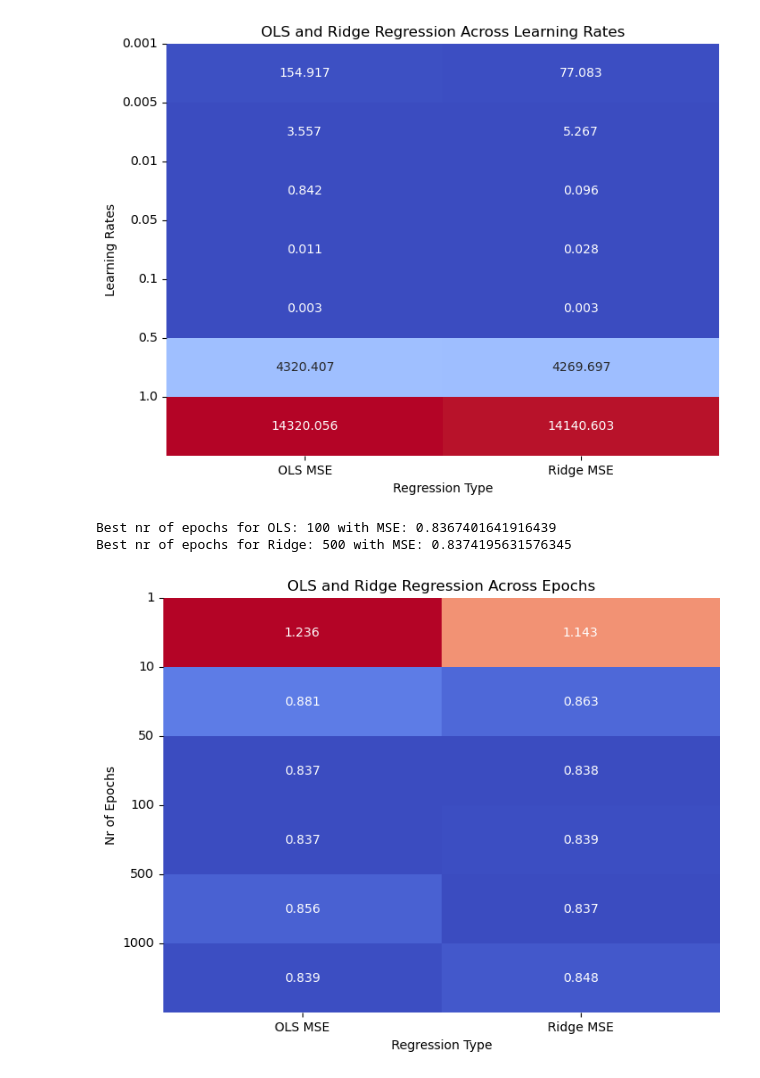
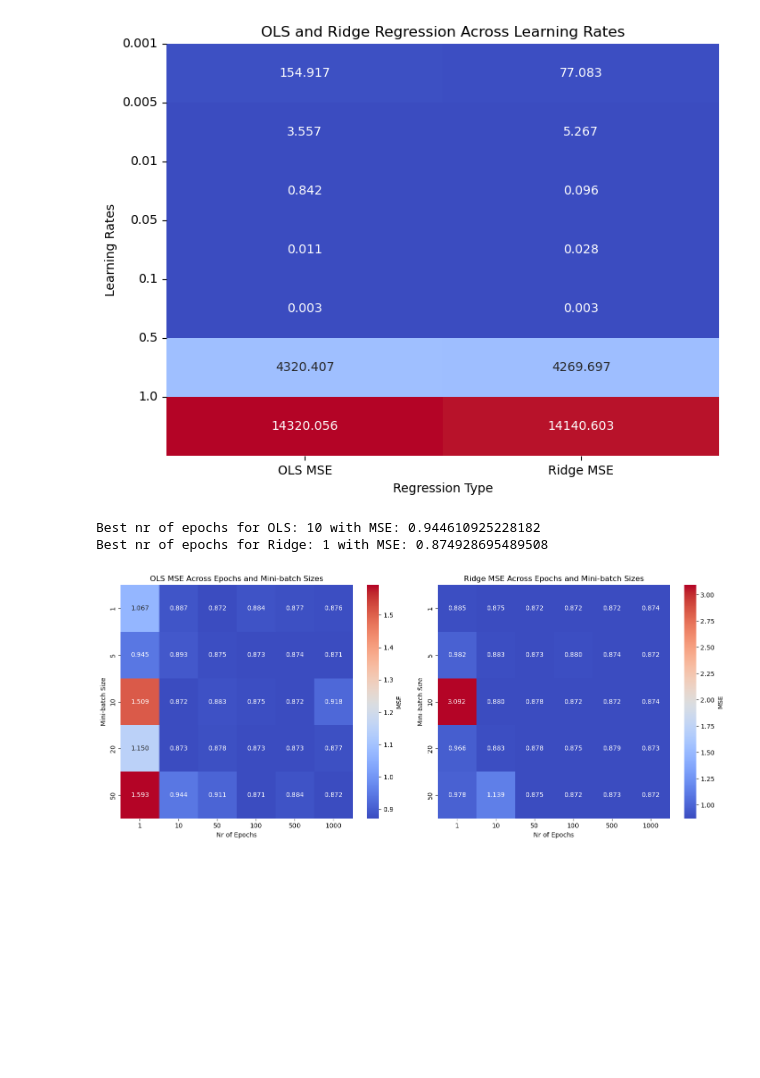
Before and after one commit to hellegje/fys-stk4155, a Jupyter notebook: Project2/Project2.ipynb, the cells around one changed output. Drawn from its saved outputs; the diff is of its cells as text; code cells hidden in the pictures; blank space fills up the shorter version.

Commit message:
heatmaps for epoch and batch size variations

```diff
--- a/Project2/Project2.ipynb
+++ b/Project2/Project2.ipynb
@@ -400,51 +400,71 @@ n = 100
 x = 2*np.random.rand(n,1)
 y = 4+3*x+5*x*x + np.random.randn(n, 1)
 
 M = 5 #size of each minibatch
 n_epochs = 10
 
-N_iterations = 30
+N_iterations = 100
 
-linear_regression = LinearRegression(x, y)
+#linear_regression = LinearRegression(x, y)
 
 #Test for different nr epochs
 epochs = np.array([1, 10, 50, 100, 500, 1000])
 #.. and batch size
 batch_sizes = np.array([1, 5, 10, 20, 50])
-mse_data = np.zeros((len(batch_sizes), len(epochs), 2))  # Rows for epochs, columns for OLS and Ridge
+mse_data_ols = np.zeros((len(batch_sizes), len(epochs)))  # Arrays for epochs and batch sizes
+mse_data_ridge = np.zeros((len(batch_sizes), len(epochs)))  # Arrays for epochs and batch sizes
 for j, M in enumerate(batch_sizes):
     for i, n_epochs in enumerate(epochs):
         beta_ols, scores_ols = linear_regression.SGD_OLS(n, M, n_epochs)
-        mse_data[i, 0] = min(scores_ols)
+        mse_data_ols[j, i] = min(scores_ols)
 
         beta_ridge, scores_ridge = linear_regression.SGD_Ridge(n, M, n_epochs, lmbda=0.01)
-        mse_data[i, 1] = min(scores_ridge)
+        mse_data_ridge[j, i] = min(scores_ridge)
 
 # Find the minimum MSE and corresponding index
-ols_min_mse, ols_best_nEpochs = Get_best_mse_and_eta(mse_data[:, 0], epochs)
-ridge_min_mse, ridge_best_nEpochs = Get_best_mse_and_eta(mse_data[:, 1], epochs)
+ols_min_mse, ols_best_nEpochs = Get_best_mse_and_eta(mse_data_ols[:, 0], epochs)
+ridge_min_mse, ridge_best_nEpochs = Get_best_mse_and_eta(mse_data_ridge[:, 1], epochs)
 
 # Print results
 print(f"Best nr of epochs for OLS: {ols_best_nEpochs} with MSE: {ols_min_mse}")
 print(f"Best nr of epochs for Ridge: {ridge_best_nEpochs} with MSE: {ridge_min_mse}")
 
 
 # Create a DataFrame for heatmap plotting
-mse_df = pd.DataFrame(mse_data, columns=['OLS MSE', 'Ridge MSE'], index=epochs)
+mse_df_ols = pd.DataFrame(mse_data_ols, index=batch_sizes, columns=epochs)
+mse_df_ridge = pd.DataFrame(mse_data_ridge, index=batch_sizes, columns=epochs)
+
 
 # Plot the heatmap
-plt.figure(figsize=(8, 6))
-#sns.heatmap(mse_df, annot=True, fmt=".3f", cmap="coolwarm", cbar_kws={'label': 'MSE'})
-sns.heatmap(mse_df, annot=True, fmt=".3f", cmap="coolwarm", cbar=False)
-plt.title("OLS and Ridge Regression Across Epochs")
-plt.xlabel("Regression Type")
-plt.ylabel("Nr of Epochs")
-plt.xticks(ticks=np.arange(0.5, 2), labels=mse_df.columns, rotation=0)
-plt.yticks(ticks=np.arange(len(epochs)), labels=mse_df.index, rotation=0)
+plt.figure(figsize=(14, 6))
+# #sns.heatmap(mse_df, annot=True, fmt=".3f", cmap="coolwarm", cbar_kws={'label': 'MSE'})
+# sns.heatmap(mse_df, annot=True, fmt=".3f", cmap="coolwarm", cbar=False)
+# plt.title("OLS and Ridge Regression Across Epochs")
+# plt.xlabel("Regression Type")
+# plt.ylabel("Nr of Epochs")
+# plt.xticks(ticks=np.arange(0.5, 2), labels=mse_df.columns, rotation=0)
+# plt.yticks(ticks=np.arange(len(epochs)), labels=mse_df.index, rotation=0)
+# plt.show()
+
+# OLS MSE Heatmap
+plt.subplot(1, 2, 1)
+sns.heatmap(mse_df_ols, annot=True, fmt=".3f", cmap="coolwarm", cbar_kws={'label': 'MSE'})
+plt.title("OLS MSE Across Epochs and Mini-batch Sizes")
+plt.xlabel("Nr of Epochs")
+plt.ylabel("Mini-batch Size")
+
+# Ridge MSE Heatmap
+plt.subplot(1, 2, 2)
+sns.heatmap(mse_df_ridge, annot=True, fmt=".3f", cmap="coolwarm", cbar_kws={'label': 'MSE'})
+plt.title("Ridge MSE Across Epochs and Mini-batch Sizes")
+plt.xlabel("Nr of Epochs")
+plt.ylabel("Mini-batch Size")
+
+plt.tight_layout()
 plt.show()
 # %% [output]
-Best nr of epochs for OLS: 100 with MSE: 0.8367401641916439
-Best nr of epochs for Ridge: 500 with MSE: 0.8374195631576345
+Best nr of epochs for OLS: 10 with MSE: 0.944610925228182
+Best nr of epochs for Ridge: 1 with MSE: 0.874928695489508
-[figure, old version]
+[figure, new version]
 # %%
 #Vary batch size, nr epochs
```
